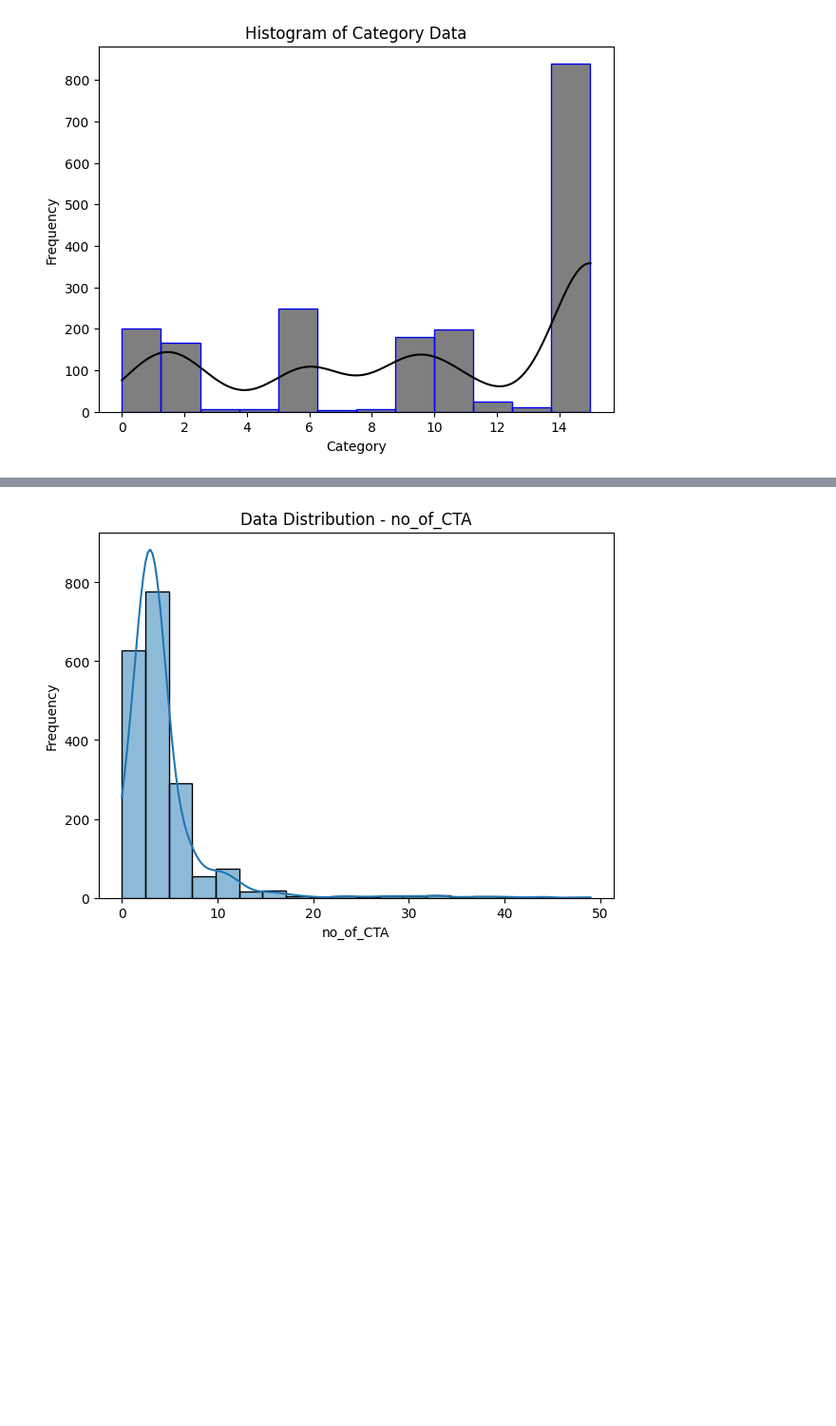
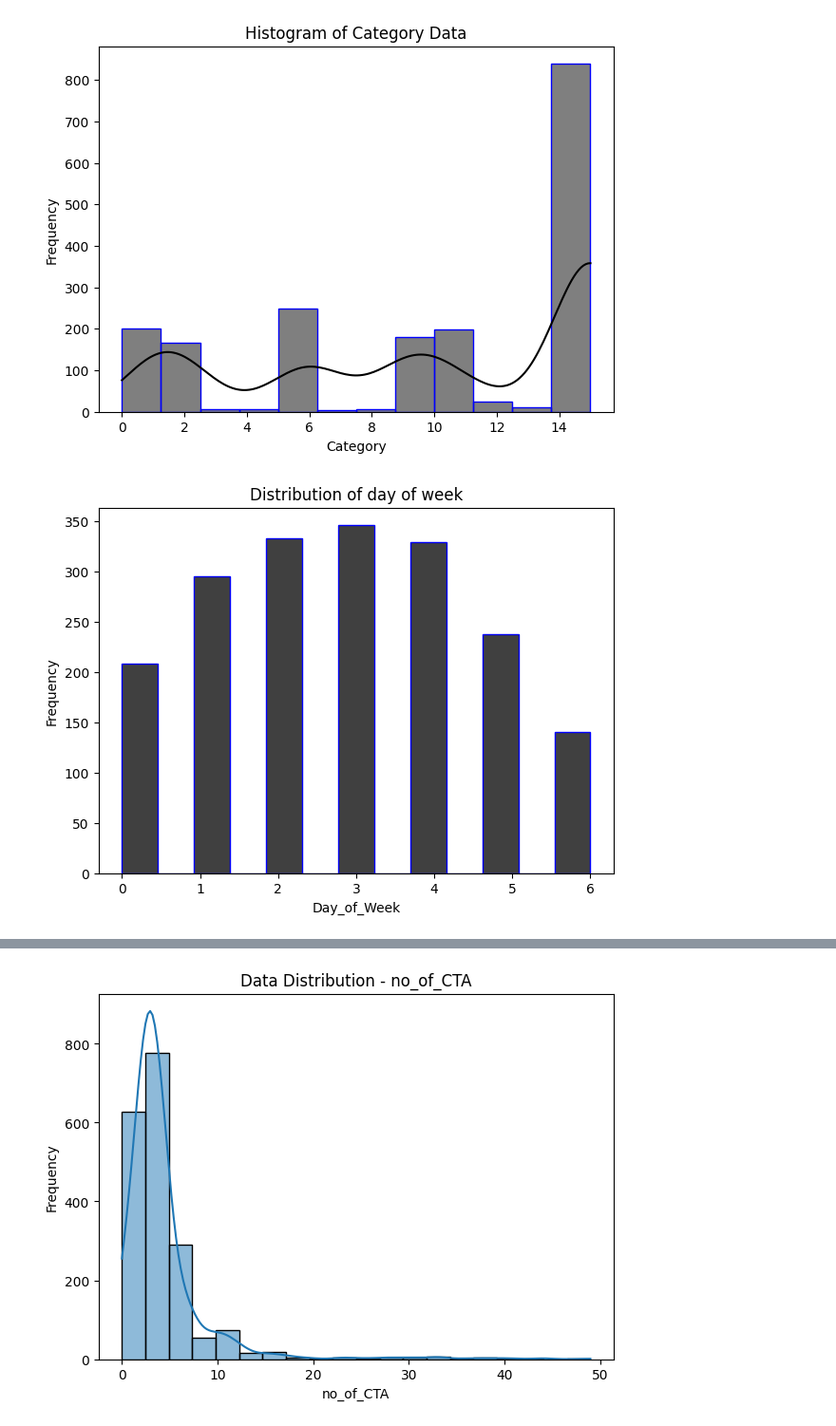
Before and after one commit to lakshmi-keerthi/Project_EA, a Jupyter notebook: Code_changes.ipynb, the cells around one changed output, grey strips where cells are left out. Shown at 95% size. Saved outputs shown, nothing was run; the diff lists cells and outputs as text; code cells hidden in the pictures; blank space fills up the shorter version.

```diff
--- a/Source_Code.ipynb
+++ b/Code_changes.ipynb
@@ -103,0 +117,13 @@ plt.show()
+# %%
+# Visualize each data
+
+# visualize day_of_week in histogram
+plt.figure(figsize=(7, 5))
+sns.histplot(x='day_of_week', data=df, bins='auto', kde=False, color='black', edgecolor='blue')
+
+plt.xlabel('Day_of_Week')
+plt.ylabel('Frequency')
+plt.title('Distribution of day of week')
+plt.show()
+# %% [output]
+[figure, added]
```
Also changed, not shown: parts of 13 cells of this notebook.
